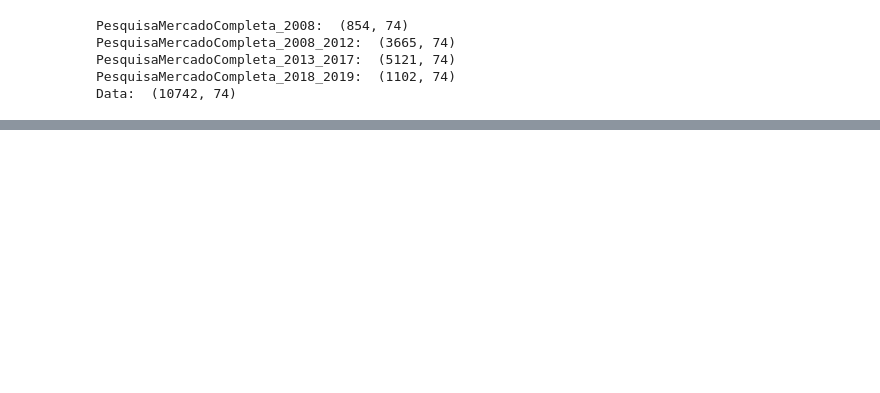
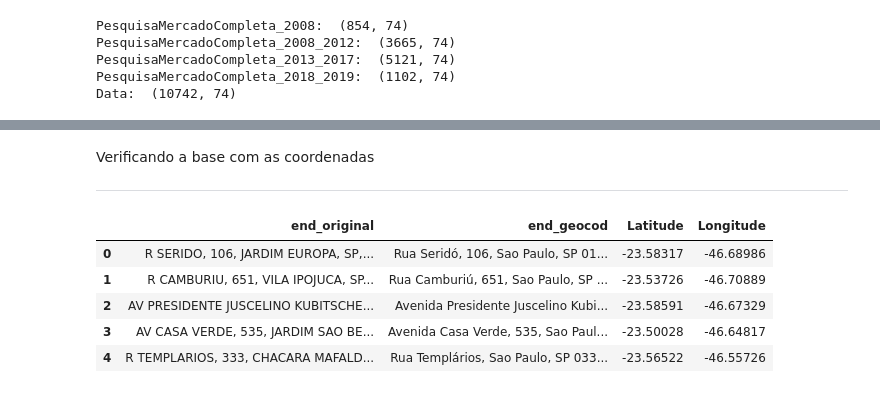
Before and after one commit to kzar1n/datascience, a Jupyter notebook: Trabalho_Precificação_de_Imóveis.ipynb, the cells around one changed output, grey strips where cells are left out. Cells and saved outputs as stored; diff of their text form; code cells hidden in the pictures; blank space fills up the shorter version.

```diff
--- a/Trabalho_Precificação_de_Imóveis.ipynb
+++ b/Trabalho_Precificação_de_Imóveis.ipynb
@@ -116,0 +188,12 @@ Name: (VMU)Preço de venda da unidade no lançamento, dtype: float64
+# %%
+data['end_original'] = data['Endereço'] + ", " + data['Bairro'] + ", " + data['UF'] + ", " + data['Cidade'] + ", " + data['CEP']
+
+data_local = pd.DataFrame()
+data_local['end_original'] = data['end_original']
+data_local.drop_duplicates(inplace=True)
+data_local.reset_index(inplace=True, drop=True)
+
+
+# data_local = data_local[0:10]
+
+data_local.shape
@@ -116,0 +244,13 @@ Name: (VMU)Preço de venda da unidade no lançamento, dtype: float64
+# %% [markdown]
+Verificando a base com as coordenadas
+
+---
+# %%
+data_local.head()
+# %% [output]
+|  | end_original | end_geocod | Latitude | Longitude |
+| 0 | R SERIDO, 106, JARDIM EUROPA, SP,... | Rua Seridó, 106, Sao Paulo, SP 01... | -23.58317 | -46.68986 |
+| 1 | R CAMBURIU, 651, VILA IPOJUCA, SP... | Rua Camburiú, 651, Sao Paulo, SP ... | -23.53726 | -46.70889 |
+| 2 | AV PRESIDENTE JUSCELINO KUBITSCHE... | Avenida Presidente Juscelino Kubi... | -23.58591 | -46.67329 |
+| 3 | AV CASA VERDE, 535, JARDIM SAO BE... | Avenida Casa Verde, 535, Sao Paul... | -23.50028 | -46.64817 |
+| 4 | R TEMPLARIOS, 333, CHACARA MAFALD... | Rua Templários, Sao Paulo, SP 033... | -23.56522 | -46.55726 |
```
Also changed, not shown: parts of 35 cells of this notebook.
